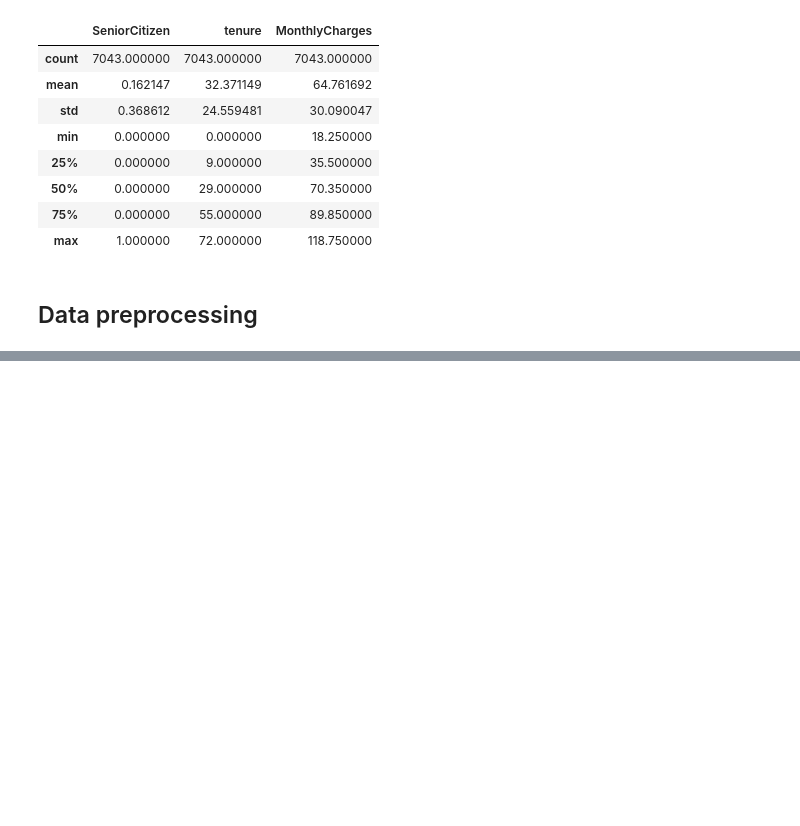
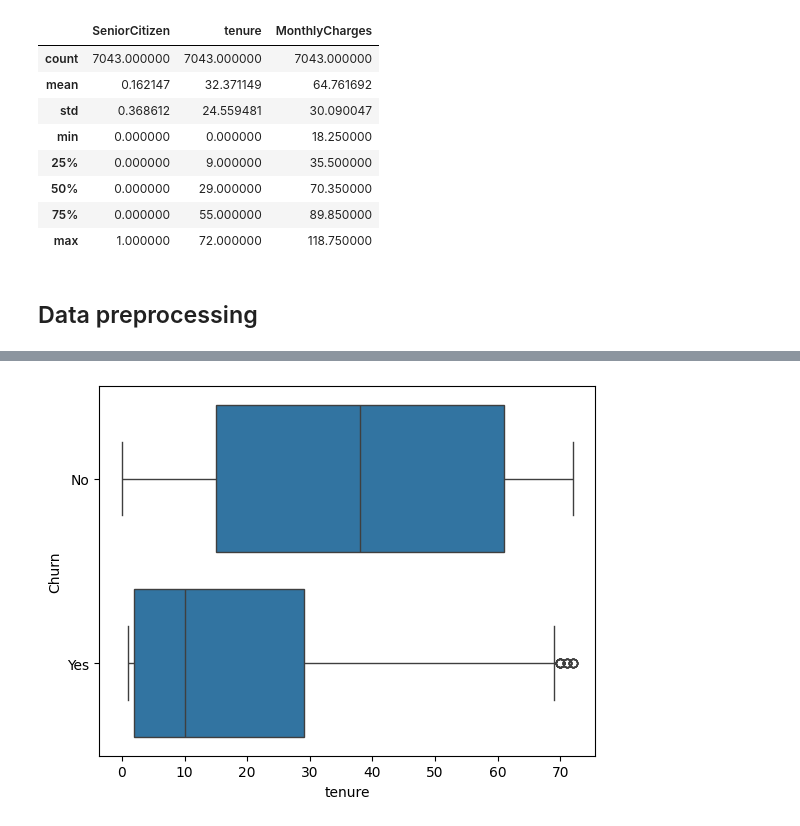
Before and after one commit to asa1997/CarPricePrediction, a Jupyter notebook: Telecom_Customer_Churn/Telecom_CustomerChurn.ipynb, the cells around one changed output, grey strips where cells are left out. Saved outputs shown, nothing was run; the diff lists cells and outputs as text; code cells hidden in the pictures; blank space fills up the shorter version.

```diff
--- a/Telecom_Customer_Churn/Telecom_CustomerChurn.ipynb
+++ b/Telecom_Customer_Churn/Telecom_CustomerChurn.ipynb
@@ -75,0 +163,6 @@ churn_data.describe()
+# %%
+# Tenure
+
+plt1 = sns.boxplot(x='tenure', y='Churn', data=churn_data)
+# %% [output]
+[figure, added]
```
Also changed, not shown: parts of 13 cells of this notebook.
